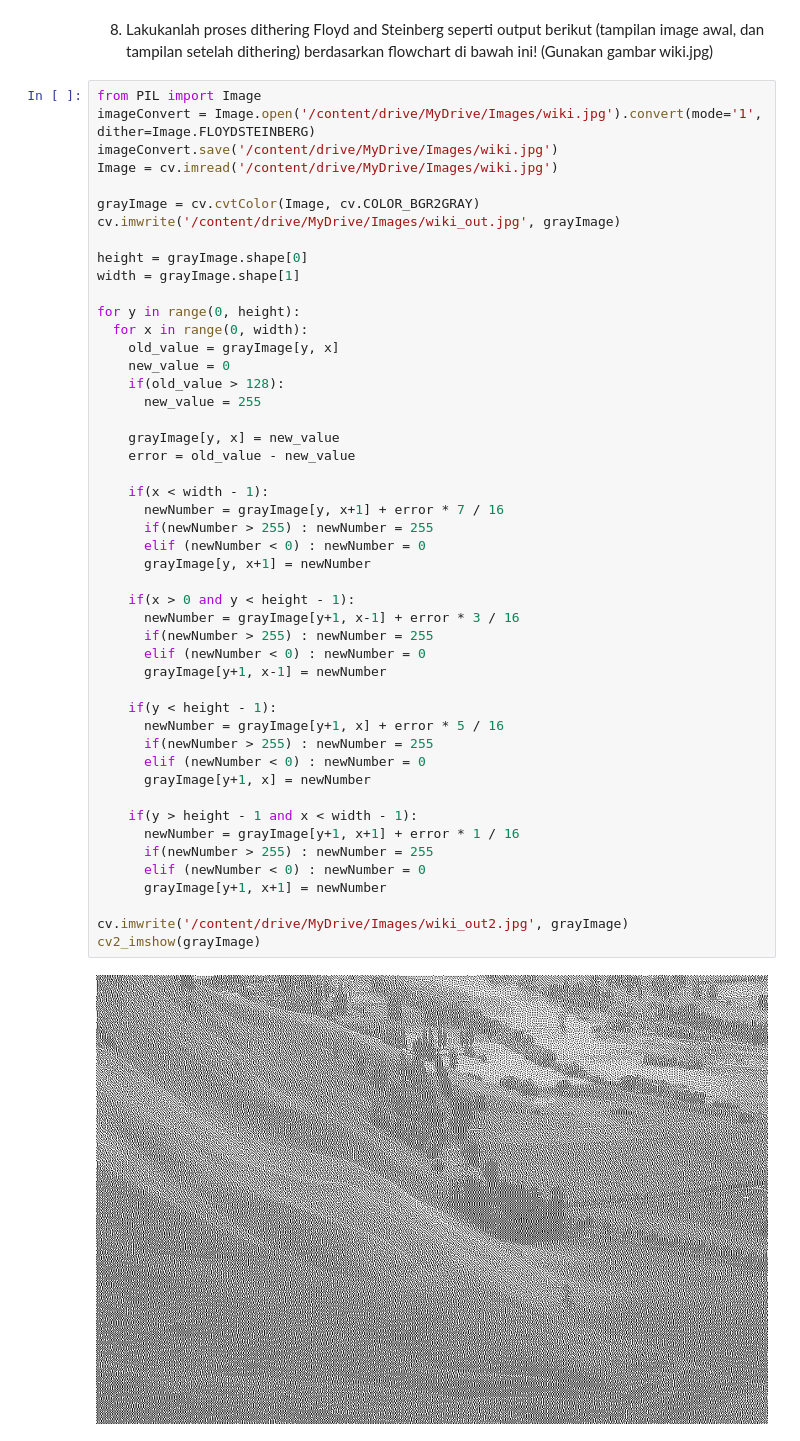
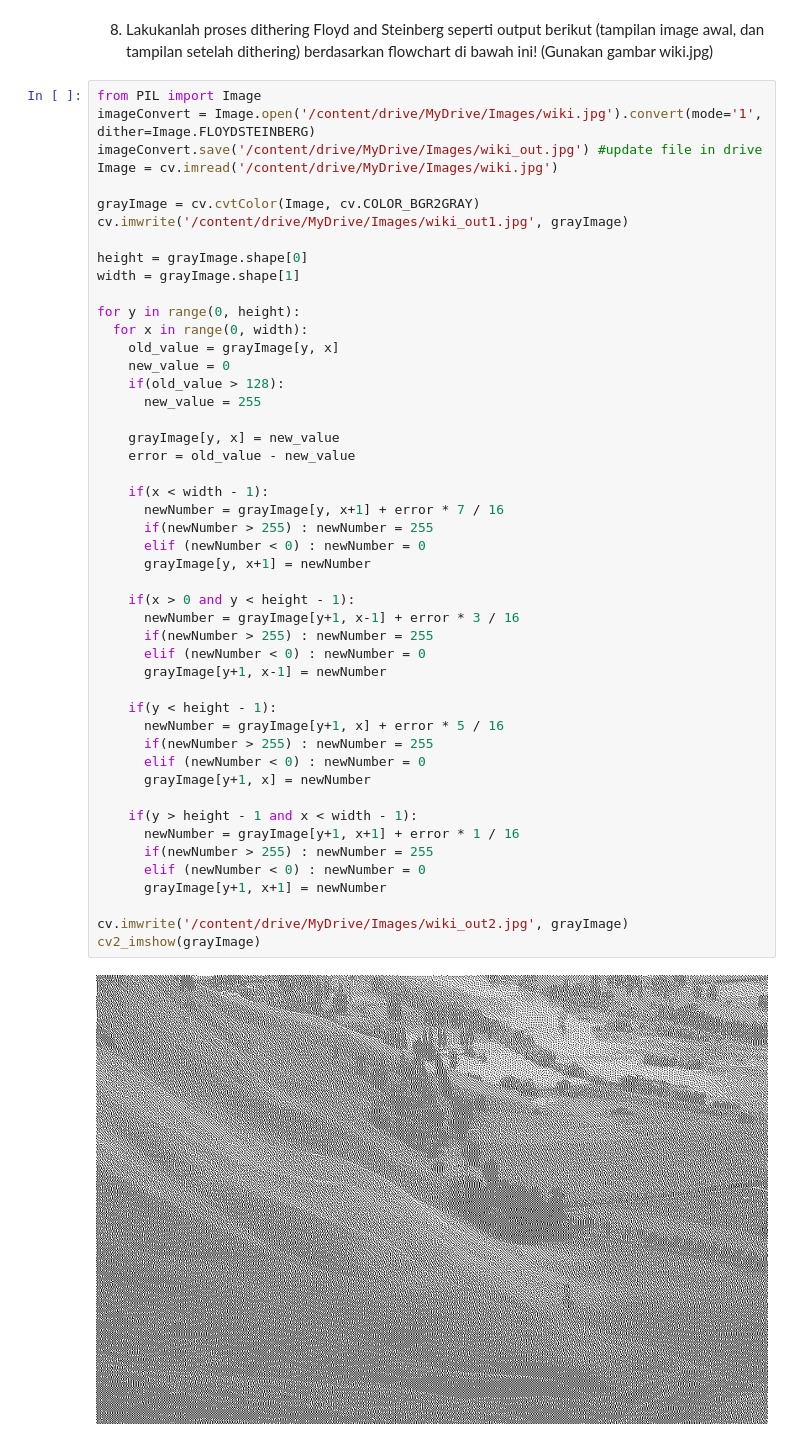
Before and after one commit to refido/PCVK, a Jupyter notebook: Week6.ipynb, the cells around one changed output. Saved outputs shown, nothing was run; the diff lists cells and outputs as text.

```diff
--- a/Week6.ipynb
+++ b/Week6.ipynb
@@ -221,11 +221,11 @@ gambar wiki.jpg)
 # %%
 from PIL import Image
 imageConvert = Image.open('/content/drive/MyDrive/Images/wiki.jpg').convert(mode='1', dither=Image.FLOYDSTEINBERG)
-imageConvert.save('/content/drive/MyDrive/Images/wiki.jpg')
+imageConvert.save('/content/drive/MyDrive/Images/wiki_out.jpg') #update file in drive
 Image = cv.imread('/content/drive/MyDrive/Images/wiki.jpg')
 
 grayImage = cv.cvtColor(Image, cv.COLOR_BGR2GRAY)
-cv.imwrite('/content/drive/MyDrive/Images/wiki_out.jpg', grayImage)
+cv.imwrite('/content/drive/MyDrive/Images/wiki_out1.jpg', grayImage)
 
 height = grayImage.shape[0]
 width = grayImage.shape[1]
@@ -240,31 +240,31 @@ for y in range(0, height):
     grayImage[y, x] = new_value
     error = old_value - new_value
 
     if(x < width - 1):
       newNumber = grayImage[y, x+1] + error * 7 / 16
       if(newNumber > 255) : newNumber = 255
       elif (newNumber < 0) : newNumber = 0
       grayImage[y, x+1] = newNumber
 
     if(x > 0 and y < height - 1):
       newNumber = grayImage[y+1, x-1] + error * 3 / 16
       if(newNumber > 255) : newNumber = 255
       elif (newNumber < 0) : newNumber = 0
       grayImage[y+1, x-1] = newNumber
 
     if(y < height - 1):
       newNumber = grayImage[y+1, x] + error * 5 / 16
       if(newNumber > 255) : newNumber = 255
       elif (newNumber < 0) : newNumber = 0
       grayImage[y+1, x] = newNumber
 
     if(y > height - 1 and x < width - 1):
       newNumber = grayImage[y+1, x+1] + error * 1 / 16
       if(newNumber > 255) : newNumber = 255
       elif (newNumber < 0) : newNumber = 0
       grayImage[y+1, x+1] = newNumber
 
 cv.imwrite('/content/drive/MyDrive/Images/wiki_out2.jpg', grayImage)
 cv2_imshow(grayImage)
 # %% [output]
-[figure, old version]
+[figure, new version]
```
Also changed, not shown: parts of 1 cell of this notebook.
